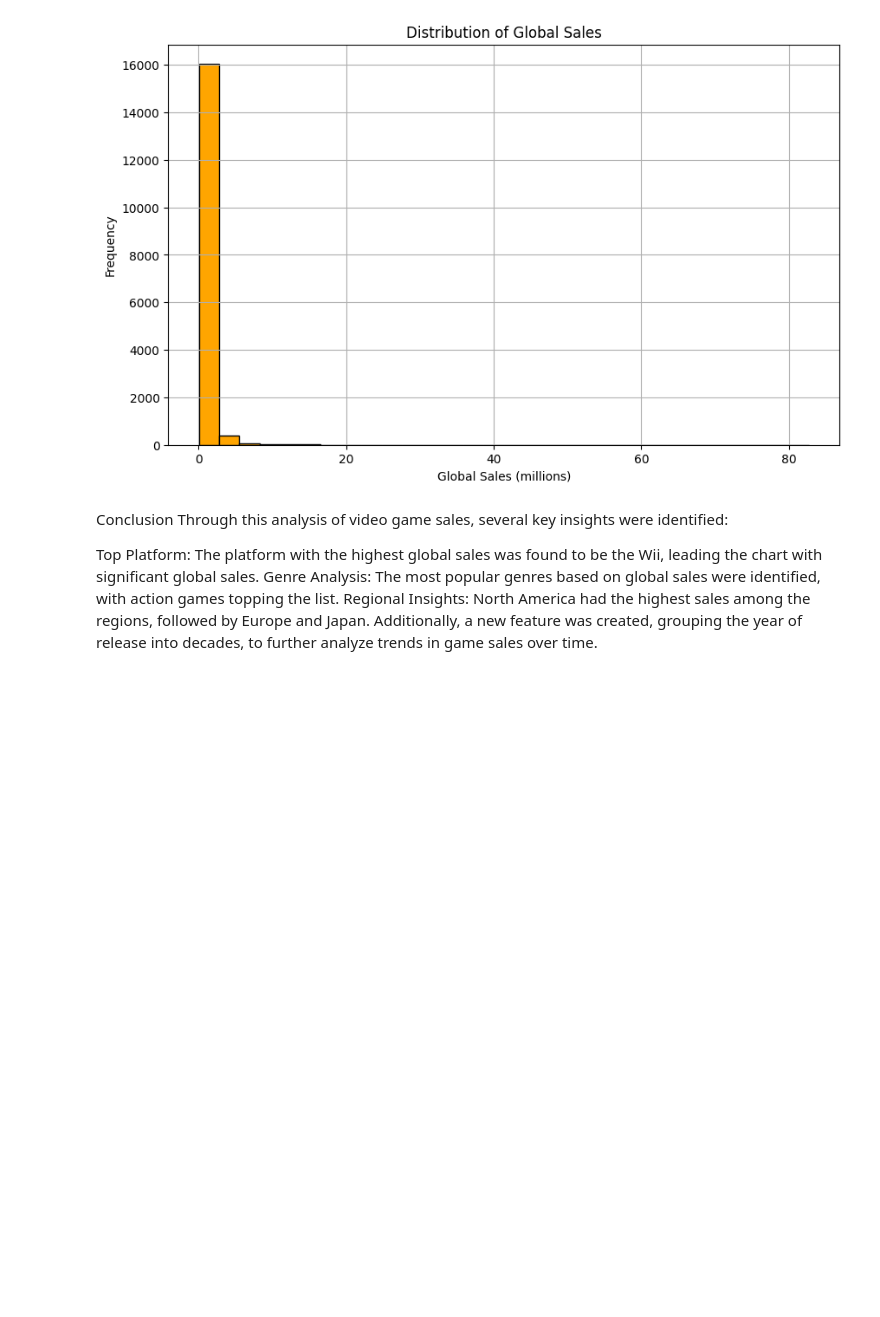
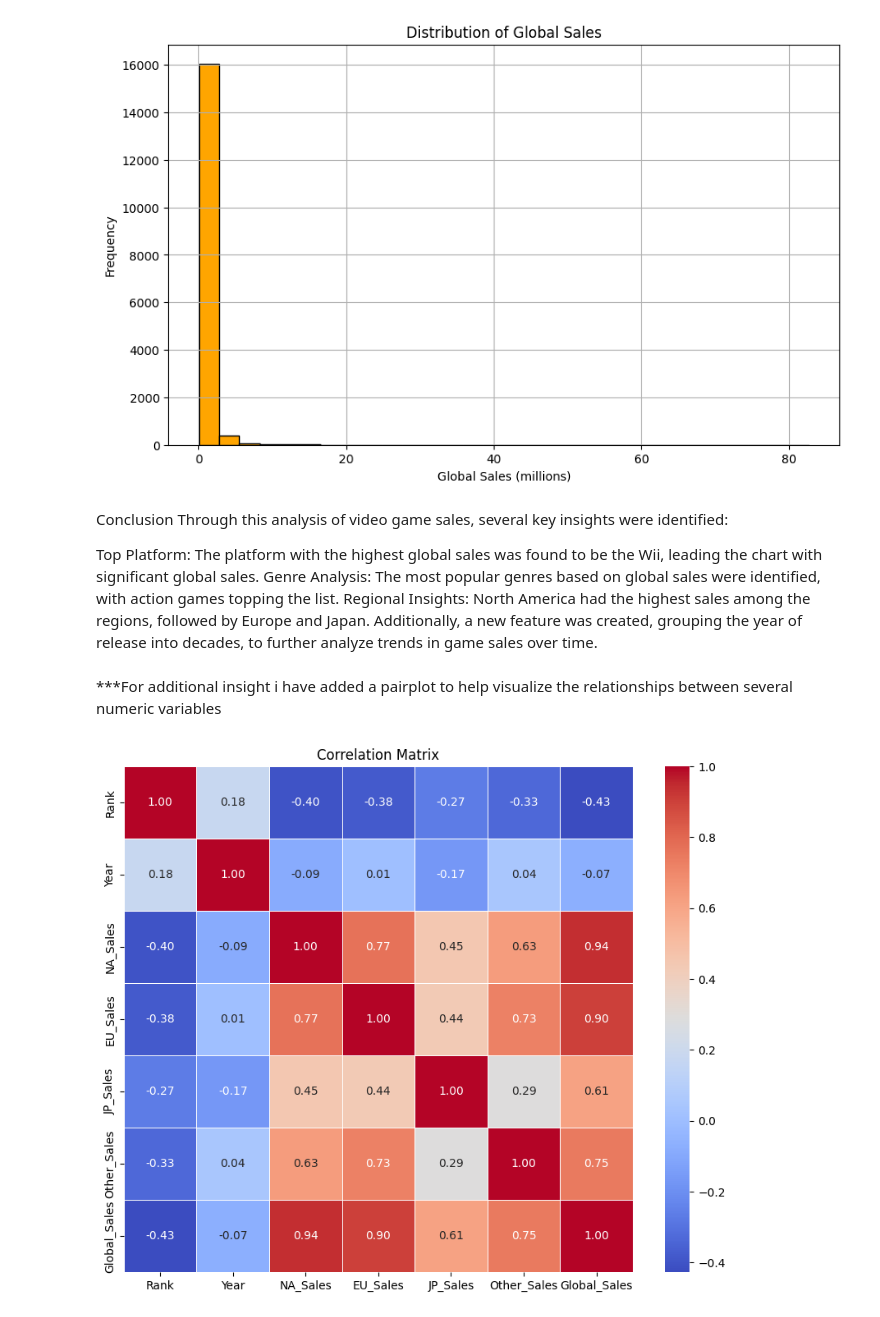
Before and after one commit to November2025/video-game-sales-analysis, a Jupyter notebook: gameanalysis.ipynb, the cells around one changed output. Saved outputs shown, nothing was run; the diff lists cells and outputs as text; code cells hidden in the pictures; blank space fills up the shorter version.

```diff
--- a/gameanalysis.ipynb
+++ b/gameanalysis.ipynb
@@ -318,3 +344,26 @@ Top Platform: The platform with the highest global sales was found to be the Wii
 Genre Analysis: The most popular genres based on global sales were identified, with action games topping the list.
 Regional Insights: North America had the highest sales among the regions, followed by Europe and Japan.
 Additionally, a new feature was created, grouping the year of release into decades, to further analyze trends in game sales over time.
+# %% [markdown]
+***For additional insight i have added a pairplot to help visualize the relationships between several numeric variables
+# %%
+import pandas as pd
+import seaborn as sns
+import matplotlib.pyplot as plt
+
+# reload the dataset
+df = pd.read_csv('data/archive/vgsales.csv')  # Make sure the path is correct
+
+# select only numeric columns for correlation calculation
+df_numeric = df.select_dtypes(include=['float64', 'int64'])
+
+# calculate the correlation matrix
+corr = df_numeric.corr()
+
+# plot the correlation matrix
+plt.figure(figsize=(10, 8))
+sns.heatmap(corr, annot=True, cmap='coolwarm', fmt='.2f', linewidths=0.5)
+plt.title("Correlation Matrix")
+plt.show()
+# %% [output]
+[figure, added]
```
Also changed, not shown: parts of 4 cells of this notebook, 2 other files.
